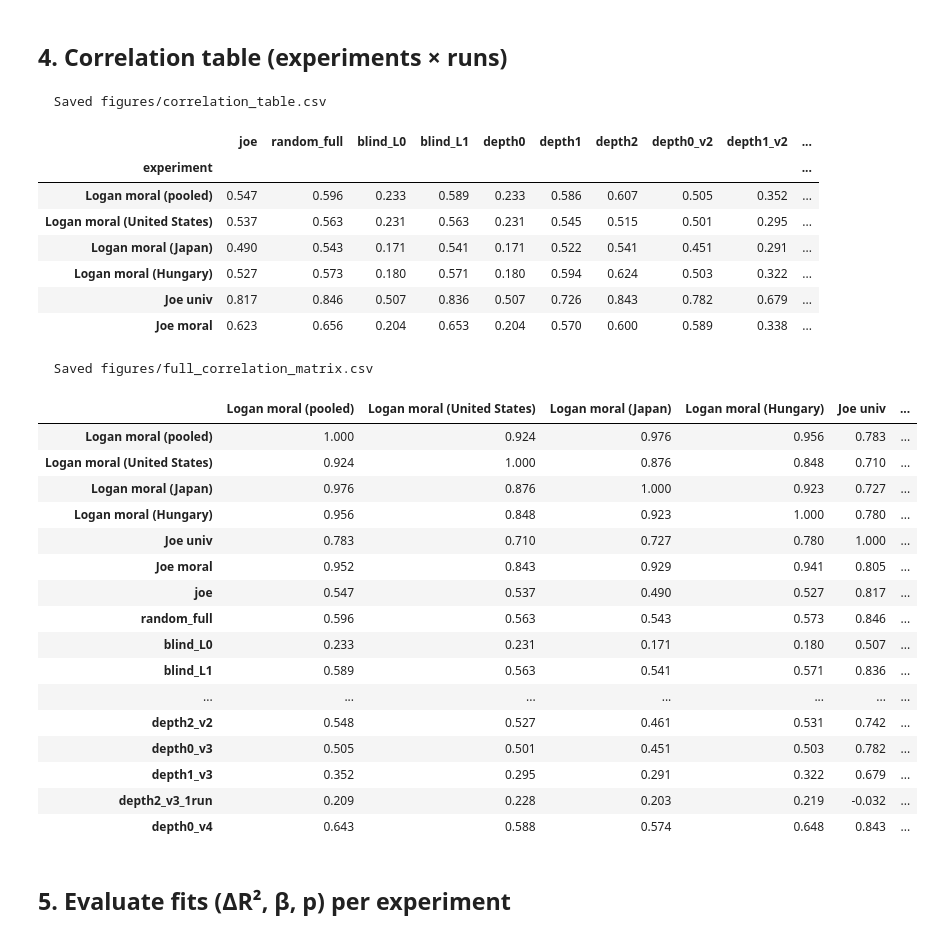
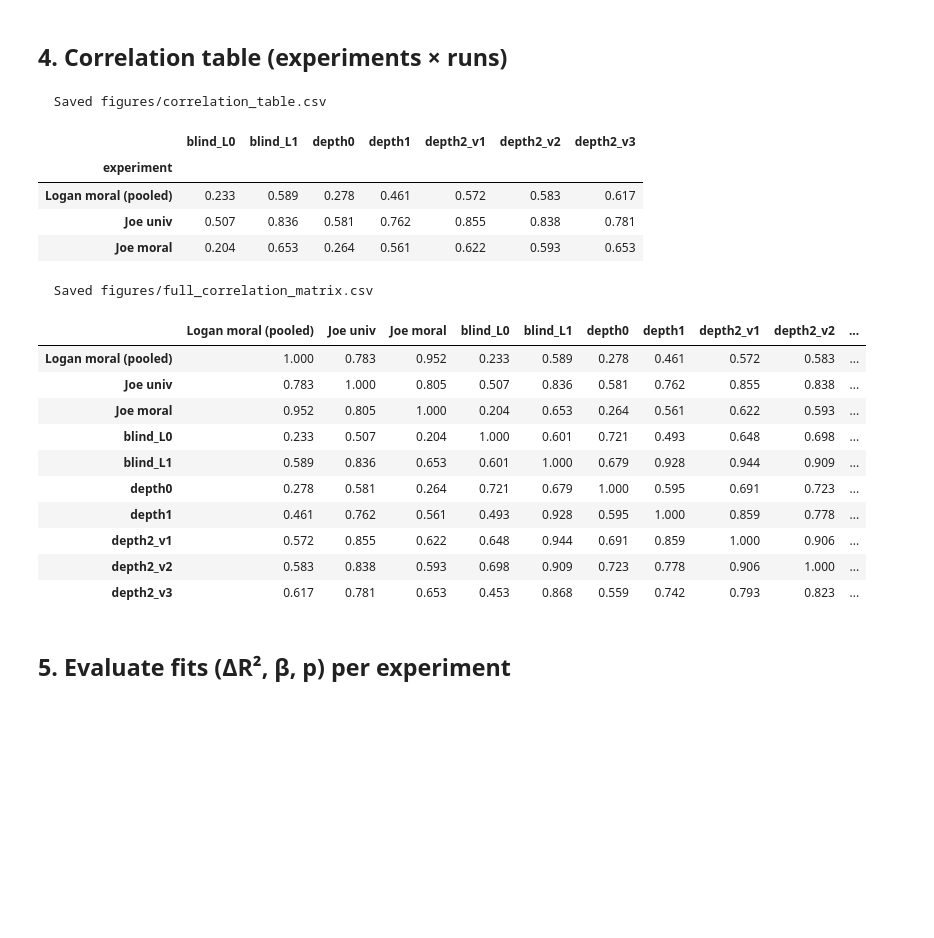
Before and after one commit to Sydney-Levine-Lab/line-cutting-model, a Jupyter notebook: analysis/new_compare_models.ipynb, the cells around one changed output. Cells and saved outputs as stored; diff of their text form; code cells hidden in the pictures; blank space fills up the shorter version.

```diff
--- a/analysis/new_compare_models.ipynb
+++ b/analysis/new_compare_models.ipynb
@@ -38,7 +38,7 @@ datasets = load_experiments(
     joe_univ_agg='joe_univ_agg.csv',
     joe_univ_long='joe_univ_long.csv',
     # joe_outcome_agg='joe_outcome_agg.csv',  # uncomment when ready
-    logan_countries=['United States', 'Japan', 'Hungary'],
+    #logan_countries=['United States', 'Japan', 'Hungary'],
 )
 
 for k, v in datasets.items():
@@ -126,19 +151,19 @@ for exp_key, exp in datasets.items():
 ## 4. Correlation table (experiments × runs)
 # %%
 RUN_ORDER = [
-    'joe', 'random_full', 'blind_L0', 'blind_L1',
-    'depth0', 'depth1', 'depth2',
-    'depth0_v2', 'depth1_v2', 'depth2_v2',
-    'depth0_v3', 'depth1_v3', 'depth2_v3_1run',
-    'depth0_v4',
+    #'joe', 'random_full',
+    'blind_L0', 'blind_L1',
+    'depth0', 'depth1', 'depth2_v1', 'depth2_v2','depth2_v3',
+    #'l0_d0','l0_d1','l0_d2','l0_d3',
+    #'l1_d1','l1_d2','l2_d1',
 ]
 
 
 EXP_ORDER = [
     'logan_moral',
-    'logan_united_states',
-    'logan_japan',
-    'logan_hungary',
+    #'logan_united_states',
+    #'logan_japan',
+    #'logan_hungary',
     'joe_univ',
     'joe_moral',
 ]
@@ -147,48 +172,39 @@ corr, styled = correlation_matrix(
     dm, datasets,
     run_order=RUN_ORDER,
     exp_order=[k for k in EXP_ORDER if k in dm],
-    group_separators=[3,6],   # separator after baselines
+    group_separators=[1, 3,6],   # separator after baselines
     save_path='figures/correlation_table.csv',
 )
 styled
 # %% [output]
   Saved figures/correlation_table.csv
-|  | joe | random_full | blind_L0 | blind_L1 | depth0 | depth1 | depth2 | depth0_v2 | depth1_v2 | ... |
-| experiment |  |  |  |  |  |  |  |  |  | ... |
-| Logan moral (pooled) | 0.547 | 0.596 | 0.233 | 0.589 | 0.233 | 0.586 | 0.607 | 0.505 | 0.352 | ... |
-| Logan moral (United States) | 0.537 | 0.563 | 0.231 | 0.563 | 0.231 | 0.545 | 0.515 | 0.501 | 0.295 | ... |
-| Logan moral (Japan) | 0.490 | 0.543 | 0.171 | 0.541 | 0.171 | 0.522 | 0.541 | 0.451 | 0.291 | ... |
-| Logan moral (Hungary) | 0.527 | 0.573 | 0.180 | 0.571 | 0.180 | 0.594 | 0.624 | 0.503 | 0.322 | ... |
-| Joe univ | 0.817 | 0.846 | 0.507 | 0.836 | 0.507 | 0.726 | 0.843 | 0.782 | 0.679 | ... |
-| Joe moral | 0.623 | 0.656 | 0.204 | 0.653 | 0.204 | 0.570 | 0.600 | 0.589 | 0.338 | ... |
+|  | blind_L0 | blind_L1 | depth0 | depth1 | depth2_v1 | depth2_v2 | depth2_v3 |
+| experiment |  |  |  |  |  |  |  |
+| Logan moral (pooled) | 0.233 | 0.589 | 0.278 | 0.461 | 0.572 | 0.583 | 0.617 |
+| Joe univ | 0.507 | 0.836 | 0.581 | 0.762 | 0.855 | 0.838 | 0.781 |
+| Joe moral | 0.204 | 0.653 | 0.264 | 0.561 | 0.622 | 0.593 | 0.653 |
 # %%
 corr_full, styled_full = full_correlation_matrix(
     dm, datasets,
     run_order=RUN_ORDER,
     exp_order=[k for k in EXP_ORDER if k in dm],
-    group_separators=[5, 9, 12, 15],  # after DVs | after baselines | after v1
+    group_separators=[2, 4, 6,9],  # after DVs | after baselines | after v1
     save_path='figures/full_correlation_matrix.csv',
 )
 styled_full
 # %% [output]
   Saved figures/full_correlation_matrix.csv
-|  | Logan moral (pooled) | Logan moral (United States) | Logan moral (Japan) | Logan moral (Hungary) | Joe univ | ... |
-| Logan moral (pooled) | 1.000 | 0.924 | 0.976 | 0.956 | 0.783 | ... |
-| Logan moral (United States) | 0.924 | 1.000 | 0.876 | 0.848 | 0.710 | ... |
-| Logan moral (Japan) | 0.976 | 0.876 | 1.000 | 0.923 | 0.727 | ... |
-| Logan moral (Hungary) | 0.956 | 0.848 | 0.923 | 1.000 | 0.780 | ... |
-| Joe univ | 0.783 | 0.710 | 0.727 | 0.780 | 1.000 | ... |
-| Joe moral | 0.952 | 0.843 | 0.929 | 0.941 | 0.805 | ... |
-| joe | 0.547 | 0.537 | 0.490 | 0.527 | 0.817 | ... |
-| random_full | 0.596 | 0.563 | 0.543 | 0.573 | 0.846 | ... |
-| blind_L0 | 0.233 | 0.231 | 0.171 | 0.180 | 0.507 | ... |
-| blind_L1 | 0.589 | 0.563 | 0.541 | 0.571 | 0.836 | ... |
-| ... | ... | ... | ... | ... | ... | ... |
-| depth2_v2 | 0.548 | 0.527 | 0.461 | 0.531 | 0.742 | ... |
-| depth0_v3 | 0.505 | 0.501 | 0.451 | 0.503 | 0.782 | ... |
-| depth1_v3 | 0.352 | 0.295 | 0.291 | 0.322 | 0.679 | ... |
-| depth2_v3_1run | 0.209 | 0.228 | 0.203 | 0.219 | -0.032 | ... |
-| depth0_v4 | 0.643 | 0.588 | 0.574 | 0.648 | 0.843 | ... |
+|  | Logan moral (pooled) | Joe univ | Joe moral | blind_L0 | blind_L1 | depth0 | depth1 | depth2_v1 | depth2_v2 | ... |
+| Logan moral (pooled) | 1.000 | 0.783 | 0.952 | 0.233 | 0.589 | 0.278 | 0.461 | 0.572 | 0.583 | ... |
+| Joe univ | 0.783 | 1.000 | 0.805 | 0.507 | 0.836 | 0.581 | 0.762 | 0.855 | 0.838 | ... |
+| Joe moral | 0.952 | 0.805 | 1.000 | 0.204 | 0.653 | 0.264 | 0.561 | 0.622 | 0.593 | ... |
+| blind_L0 | 0.233 | 0.507 | 0.204 | 1.000 | 0.601 | 0.721 | 0.493 | 0.648 | 0.698 | ... |
+| blind_L1 | 0.589 | 0.836 | 0.653 | 0.601 | 1.000 | 0.679 | 0.928 | 0.944 | 0.909 | ... |
+| depth0 | 0.278 | 0.581 | 0.264 | 0.721 | 0.679 | 1.000 | 0.595 | 0.691 | 0.723 | ... |
+| depth1 | 0.461 | 0.762 | 0.561 | 0.493 | 0.928 | 0.595 | 1.000 | 0.859 | 0.778 | ... |
+| depth2_v1 | 0.572 | 0.855 | 0.622 | 0.648 | 0.944 | 0.691 | 0.859 | 1.000 | 0.906 | ... |
+| depth2_v2 | 0.583 | 0.838 | 0.593 | 0.698 | 0.909 | 0.723 | 0.778 | 0.906 | 1.000 | ... |
+| depth2_v3 | 0.617 | 0.781 | 0.653 | 0.453 | 0.868 | 0.559 | 0.742 | 0.793 | 0.823 | ... |
 # %% [markdown]
 ## 5. Evaluate fits (ΔR², β, p) per experiment
 # %%
```
Also changed, not shown: parts of 18 cells of this notebook, 44 other files.
